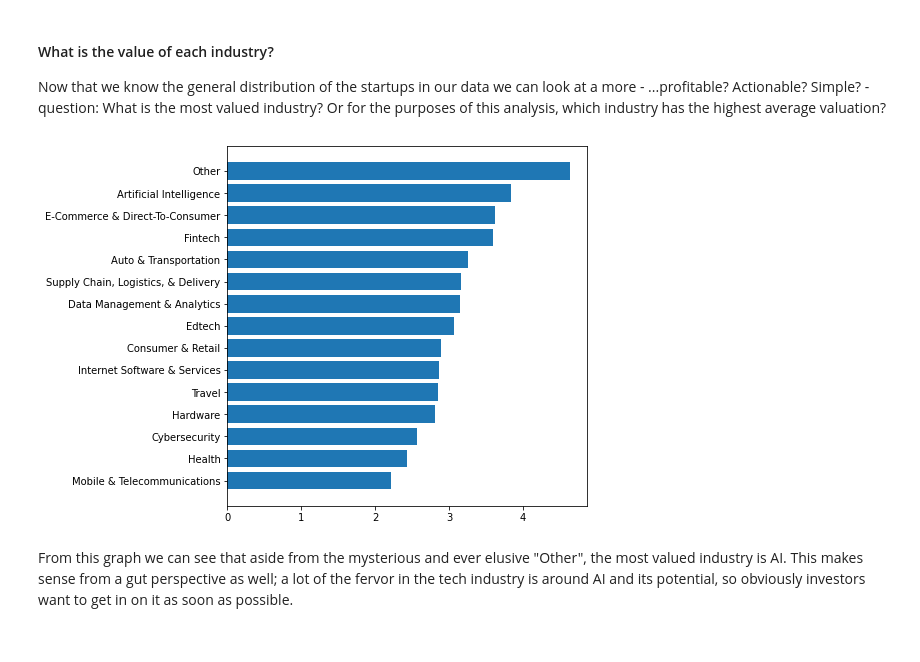
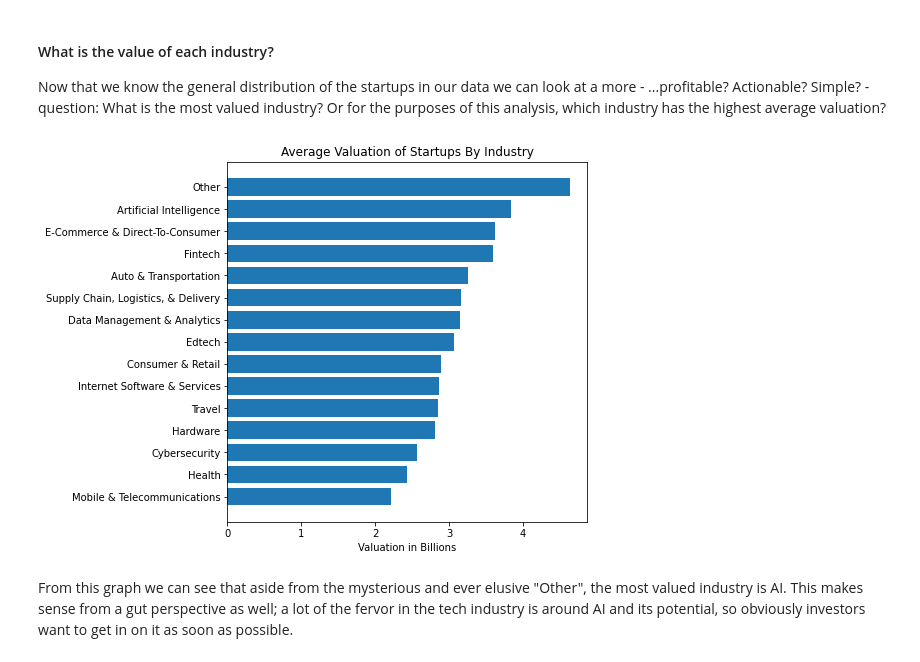
Before and after one commit to LinkWentz/startups-analysis, a Jupyter notebook: analysis.ipynb, the cells around one changed output. Cells and saved outputs as stored; diff of their text form; code cells hidden in the pictures.

```diff
--- a/analysis.ipynb
+++ b/analysis.ipynb
@@ -97,14 +101,18 @@ Now that we know the general distribution of the startups in our data we can loo
 # %%
 fig = plt.figure(figsize=(5, 5))
 ax = fig.add_axes([0, 0, 1, 1])
 
 industry_means = bdc['Last Valuation (Billion $)'].groupby(bdc['Industry']).mean()
 industry_means.sort_values(inplace = True)
 
 ax.barh(industry_means.index, industry_means)
+
+plt.title('Average Valuation of Startups By Industry')
+plt.xlabel('Valuation in Billions')
+
 plt.show()
 # %% [output]
-[figure, old version]
+[figure, new version]
 # %% [markdown]
 From this graph we can see that aside from the mysterious and ever elusive "Other", the most valued industry is AI. This makes sense from a gut perspective as well; a lot of the fervor in the tech industry is around AI and its potential, so obviously investors want to get in on it as soon as possible.
 # %%
```
Also changed, not shown: parts of 6 cells of this notebook.
